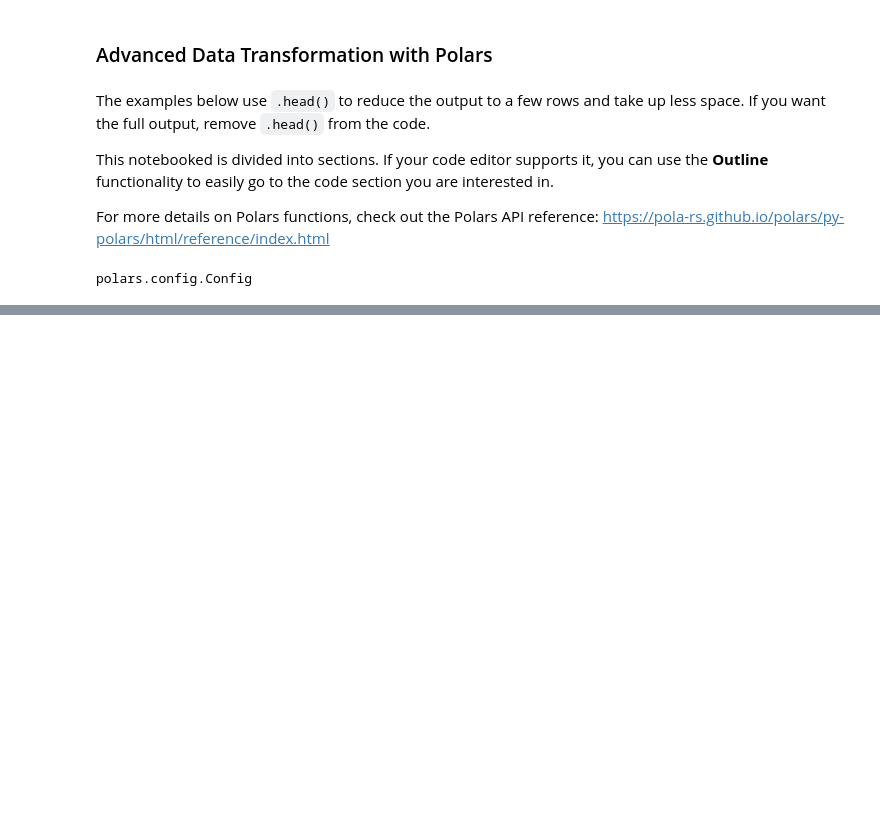
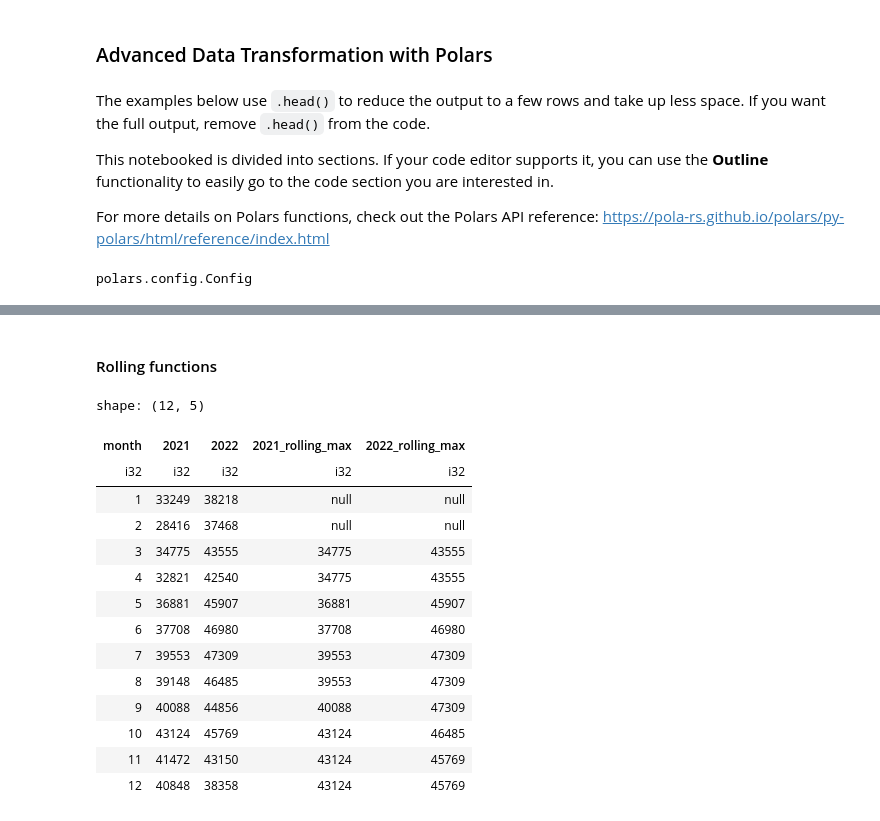
Before and after one commit to PacktPublishing/Data-Analysis-with-Polars, a Jupyter notebook: chapter_04/04.1_Advanced_data_transformation.ipynb, the cells around one changed output, grey strips where cells are left out. Drawn from its saved outputs; the diff is of its cells as text; code cells hidden in the pictures; blank space fills up the shorter version.

```diff
--- a/chapter_04/04.1_Advanced_data_transformation.ipynb
+++ b/chapter_04/04.1_Advanced_data_transformation.ipynb
@@ -29,0 +780,25 @@ shape: (3, 9)
+# %% [markdown]
+#### Rolling functions
+# %%
+# Rolling functions are similar to cumulative functions, but we can specify a number of rows to look at
+# window_size can also be a temporal interval, for example '1w' for 1 week
+
+nypd_crimes_by_month_first_semester.with_columns(
+    pl.col('2021', '2022').rolling_max(window_size=3).suffix('_rolling_max')
+)
+# %% [output]
+shape: (12, 5)
+| month | 2021 | 2022 | 2021_rolling_max | 2022_rolling_max |
+| i32 | i32 | i32 | i32 | i32 |
+| 1 | 33249 | 38218 | null | null |
+| 2 | 28416 | 37468 | null | null |
+| 3 | 34775 | 43555 | 34775 | 43555 |
+| 4 | 32821 | 42540 | 34775 | 43555 |
+| 5 | 36881 | 45907 | 36881 | 45907 |
+| 6 | 37708 | 46980 | 37708 | 46980 |
+| 7 | 39553 | 47309 | 39553 | 47309 |
+| 8 | 39148 | 46485 | 39553 | 47309 |
+| 9 | 40088 | 44856 | 40088 | 47309 |
+| 10 | 43124 | 45769 | 43124 | 46485 |
+| 11 | 41472 | 43150 | 43124 | 45769 |
+| 12 | 40848 | 38358 | 43124 | 45769 |
```
Also changed, not shown: parts of 58 cells of this notebook, 3 other files.
